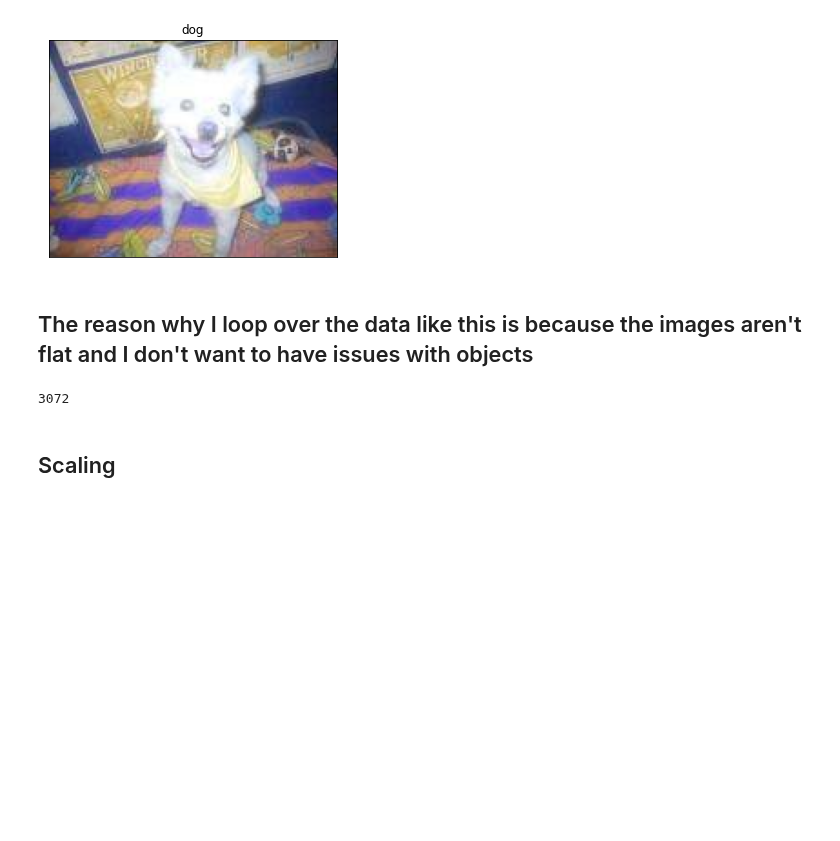
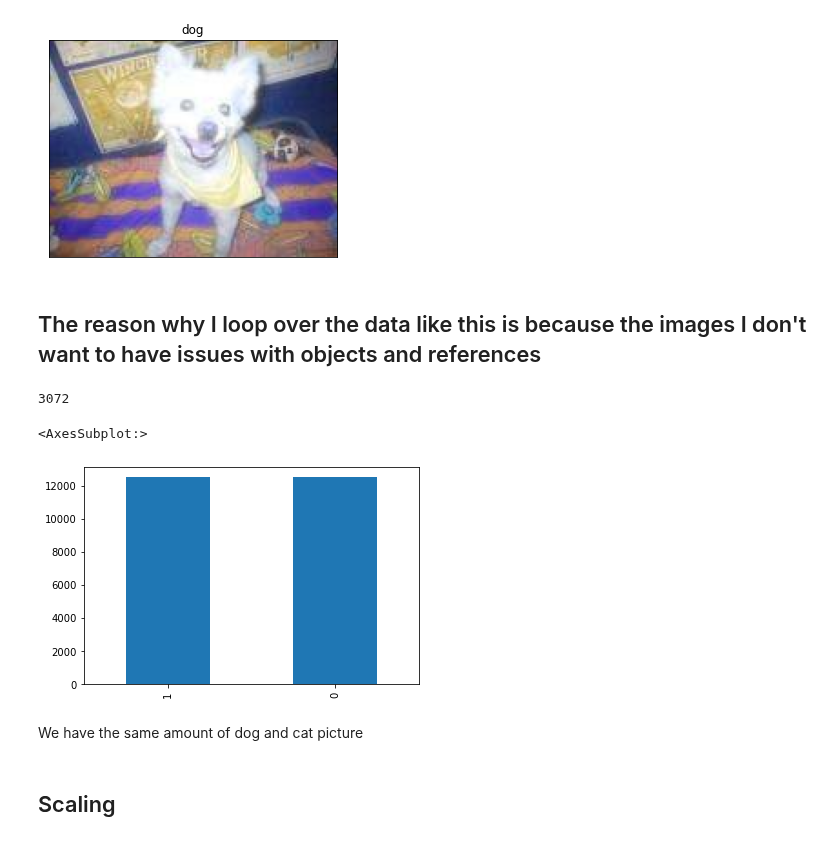
Before and after one commit to EitanKats/data-science-sem-b, a Jupyter notebook: cats_vs_dogs.ipynb, the cells around one changed output. Cells and saved outputs as stored; diff of their text form; code cells hidden in the pictures; blank space fills up the shorter version.

Commit message:
added more graphs

```diff
--- a/cats_vs_dogs.ipynb
+++ b/cats_vs_dogs.ipynb
@@ -70,7 +70,7 @@ display_one(data[2],"cat" if label[2]==1 else "dog")
 [figure]
 [figure]
 # %% [markdown]
-## The reason why I loop over the data like this is because the images aren't flat and I don't want to have issues with objects
+## The reason why I loop over the data like this is because the images I don't want to have issues with objects and references
 # %%
 flattenedData = []
 for i in range(len(data)):
@@ -84,6 +84,13 @@ flattenedData = np.array(flattenedData)
 len(flattenedData[1])
 # %% [output]
 3072
+# %%
+pd.Series(label).value_counts().plot.bar()
+# %% [output]
+<AxesSubplot:>
+[figure, added]
+# %% [markdown]
+We have the same amount of dog and cat picture
 # %%
 x_train, x_test, y_train, y_test = train_test_split(flattenedData,label , test_size=0.1 ,random_state=21)
 # %% [markdown]
```
Also changed, not shown: parts of 3 cells of this notebook.
